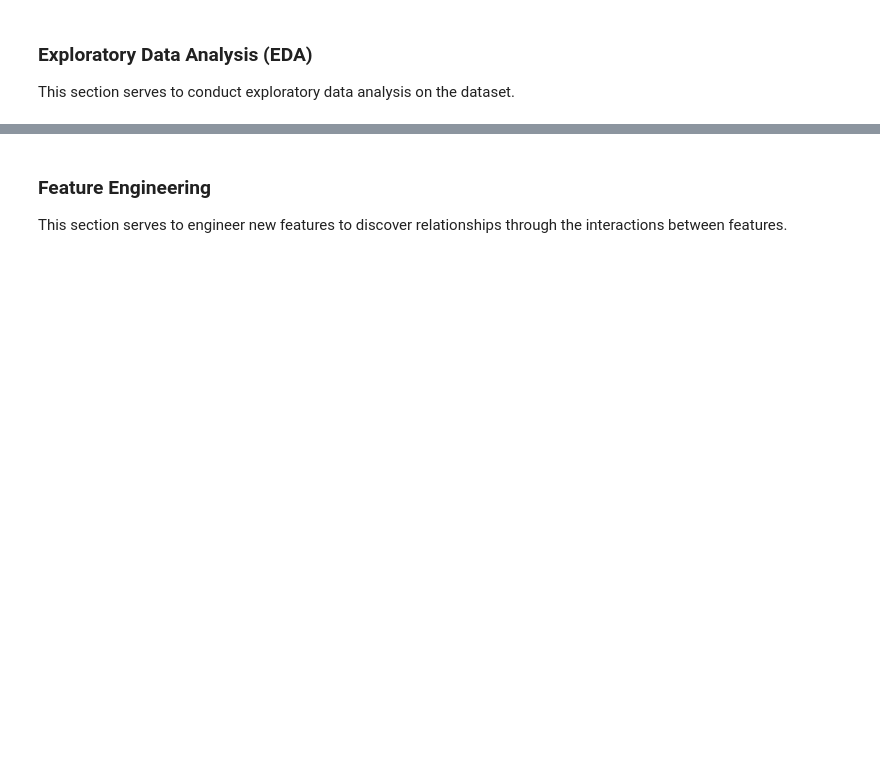
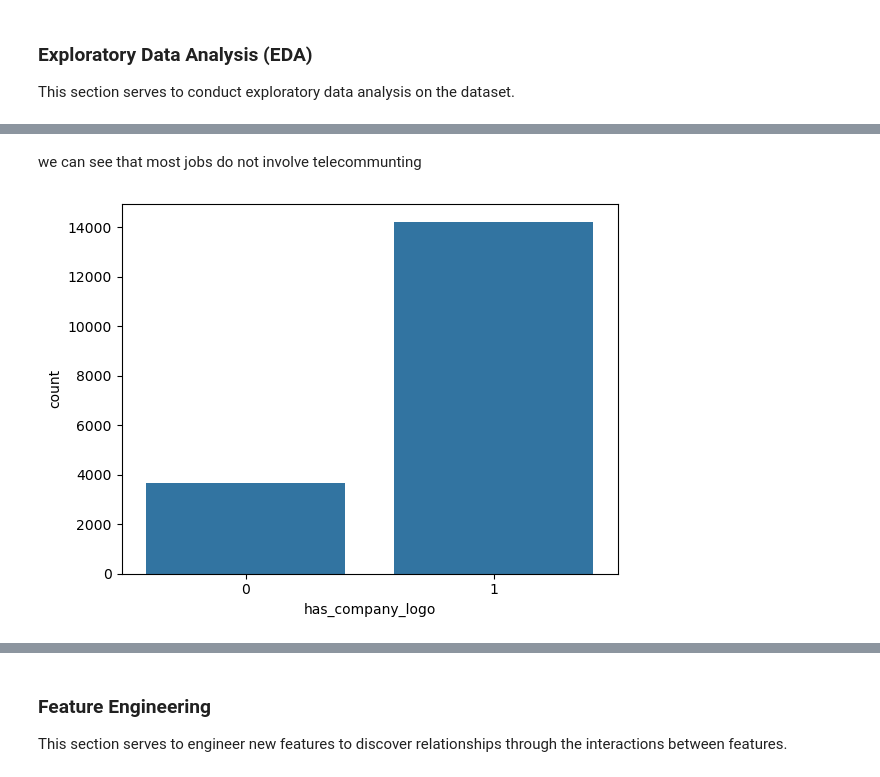
Before and after one commit to Bearson678/fake-job-posting_DL_Project, a Jupyter notebook: EDA.ipynb, the cells around one changed output, grey strips where cells are left out. Cells and saved outputs as stored; diff of their text form; code cells hidden in the pictures; blank space fills up the shorter version.

```diff
--- a/EDA.ipynb
+++ b/EDA.ipynb
@@ -163,0 +219,7 @@ This section serves to conduct exploratory data analysis on the dataset.
+# %% [markdown]
+we can see that most jobs do not involve telecommunting
+# %%
+sns.countplot(x=df['has_company_logo'])
+plt.show()
+# %% [output]
+[figure, added]
```
Also changed, not shown: parts of 19 cells of this notebook.
